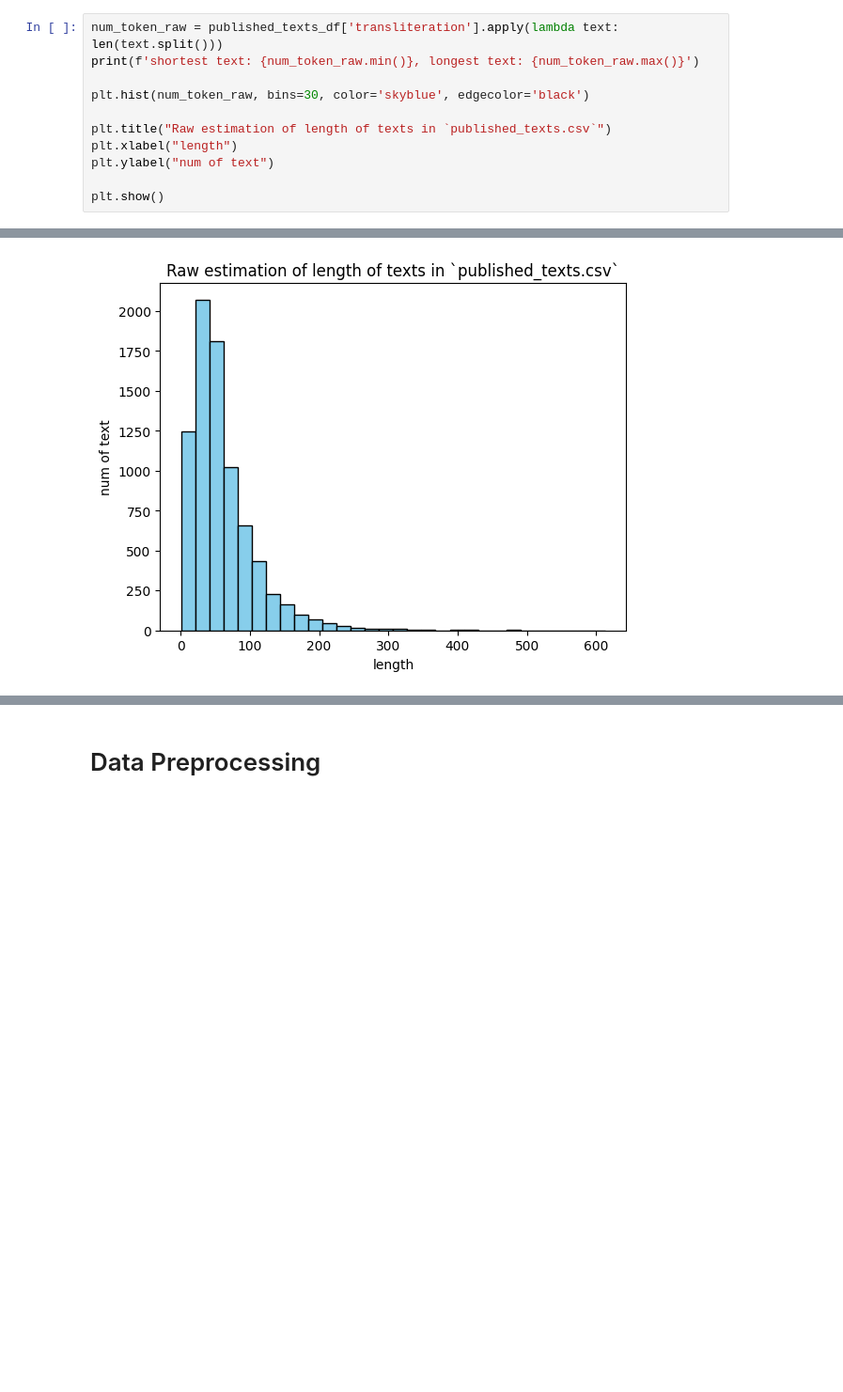
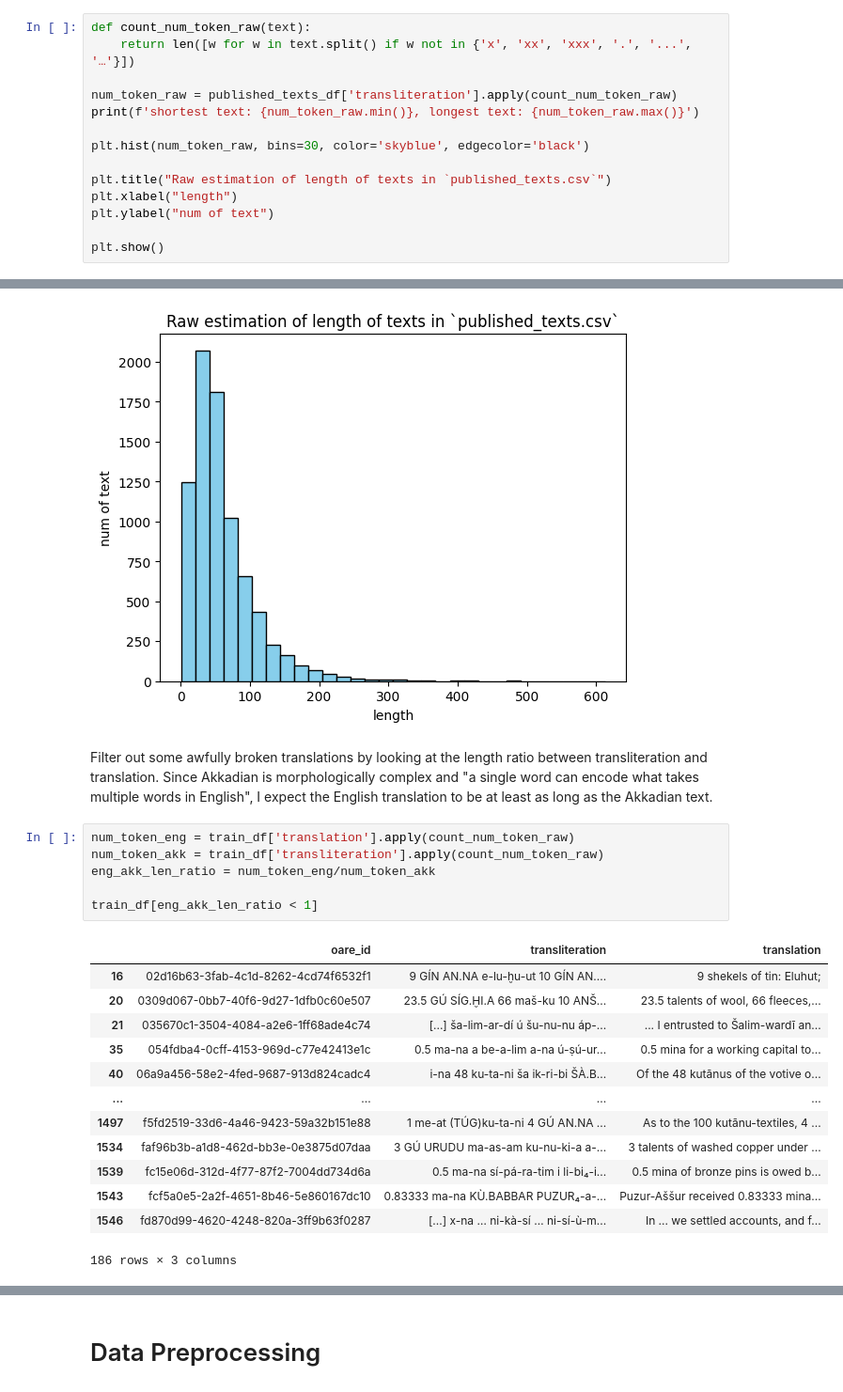
Before and after one commit to yxiaoaz/deep-past, a Jupyter notebook: training.ipynb, the cells around one changed output, grey strips where cells are left out. Shown at 94% size. Drawn from its saved outputs; the diff is of its cells as text; blank space fills up the shorter version.

```diff
--- a/training.ipynb
+++ b/training.ipynb
@@ -66,7 +66,10 @@ There are 283 texts that have sentence-level splitting, but not in `published_te
 # %% [markdown]
 Do a raw inspection on the length of texts (num of token). Most texts are less than 200 words long.
 # %%
-num_token_raw = published_texts_df['transliteration'].apply(lambda text: len(text.split()))
+def count_num_token_raw(text):
+    return len([w for w in text.split() if w not in {'x', 'xx', 'xxx', '.', '...', '…'}])
+
+num_token_raw = published_texts_df['transliteration'].apply(count_num_token_raw)
 print(f'shortest text: {num_token_raw.min()}, longest text: {num_token_raw.max()}')
 
 plt.hist(num_token_raw, bins=30, color='skyblue', edgecolor='black')
@@ -79,3 +82,26 @@ plt.show()
 # %% [output]
 shortest text: 1, longest text: 613
 [figure]
+# %% [markdown]
+Filter out some awfully broken translations by looking at the length ratio between transliteration and translation.
+Since Akkadian is morphologically complex and "a single word can encode what takes multiple words in English", I expect the English translation to be at least as long as the Akkadian text.
+# %%
+num_token_eng = train_df['translation'].apply(count_num_token_raw)
+num_token_akk = train_df['transliteration'].apply(count_num_token_raw)
+eng_akk_len_ratio = num_token_eng/num_token_akk
+
+train_df[eng_akk_len_ratio < 1]
+# %% [output]
+|  | oare_id | transliteration | translation |
+| 16 | 02d16b63-3fab-4c1d-8262-4cd74f6532f1 | 9 GÍN AN.NA e-lu-ḫu-ut 10 GÍN AN.... | 9 shekels of tin: Eluhut; |
+| 20 | 0309d067-0bb7-40f6-9d27-1dfb0c60e507 | 23.5 GÚ SÍG.ḪI.A 66 maš-ku 10 ANŠ... | 23.5 talents of wool, 66 fleeces,... |
+| 21 | 035670c1-3504-4084-a2e6-1ff68ade4c74 | [...] ša-lim-ar-dí ú šu-nu-nu áp-... | ... I entrusted to Šalim-wardī an... |
+| 35 | 054fdba4-0cff-4153-969d-c77e42413e1c | 0.5 ma-na a be-a-lim a-na ú-ṣú-ur... | 0.5 mina for a working capital to... |
+| 40 | 06a9a456-58e2-4fed-9687-913d824cadc4 | i-na 48 ku-ta-ni ša ik-ri-bi ŠÀ.B... | Of the 48 kutānus of the votive o... |
+| ... | ... | ... | ... |
+| 1497 | f5fd2519-33d6-4a46-9423-59a32b151e88 | 1 me-at (TÚG)ku-ta-ni 4 GÚ AN.NA ... | As to the 100 kutānu-textiles, 4 ... |
+| 1534 | faf96b3b-a1d8-462d-bb3e-0e3875d07daa | 3 GÚ URUDU ma-as-am ku-nu-ki-a a-... | 3 talents of washed copper under ... |
+| 1539 | fc15e06d-312d-4f77-87f2-7004dd734d6a | 0.5 ma-na sí-pá-ra-tim i li-bi₄-i... | 0.5 mina of bronze pins is owed b... |
+| 1543 | fcf5a0e5-2a2f-4651-8b46-5e860167dc10 | 0.83333 ma-na KÙ.BABBAR PUZUR₄-a-... | Puzur-Aššur received 0.83333 mina... |
+| 1546 | fd870d99-4620-4248-820a-3ff9b63f0287 | [...] x-na … ni-kà-sí … ni-sí-ù-m... | In ... we settled accounts, and f... |
+186 rows × 3 columns
```
Also changed, not shown: parts of 4 cells of this notebook, 5 other files.
